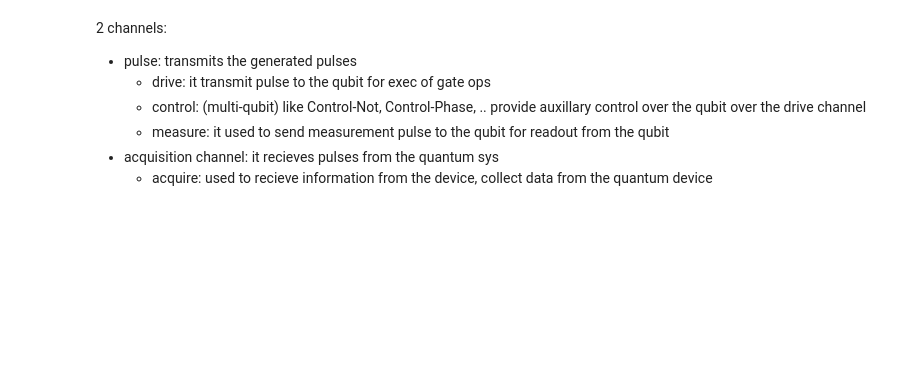
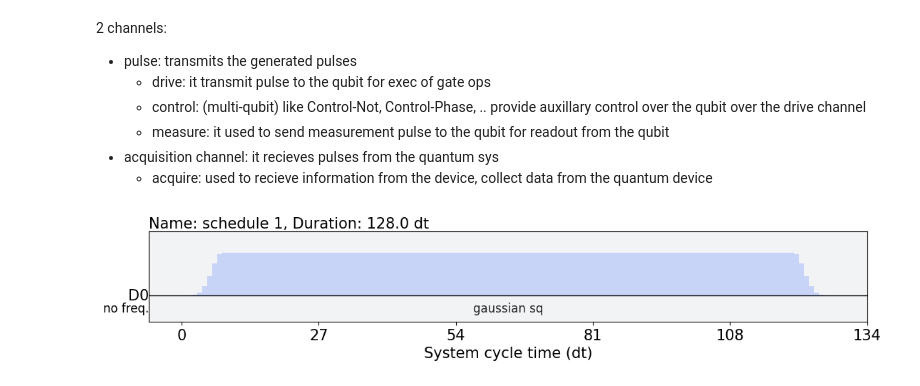
Before and after one commit to dipankardas011/Quantum-Coding, a Jupyter notebook: pulse-schedules.ipynb, the cells around one changed output. Cells and saved outputs as stored; diff of their text form; code cells hidden in the pictures; blank space fills up the shorter version.

```diff
--- a/pulse-schedules.ipynb
+++ b/pulse-schedules.ipynb
@@ -80,3 +80,9 @@ x.draw(show_waveform_info=True)
   - measure: it used to send measurement pulse to the qubit for readout from the qubit
 - acquisition channel: it recieves pulses from the quantum sys
   - acquire: used to recieve information from the device, collect data from the quantum device
+# %%
+schedule_1 = Schedule(name="schedule 1")
+schedule_1.insert(0, Play(gaussian_sq_pulse, DriveChannel(0)), inplace=True)
+schedule_1.draw()
+# %% [output]
+[figure, added]
```
Also changed, not shown: parts of 9 cells of this notebook, 2 other files.
